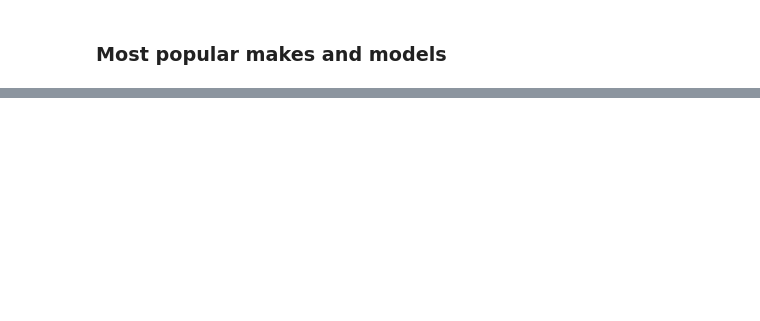
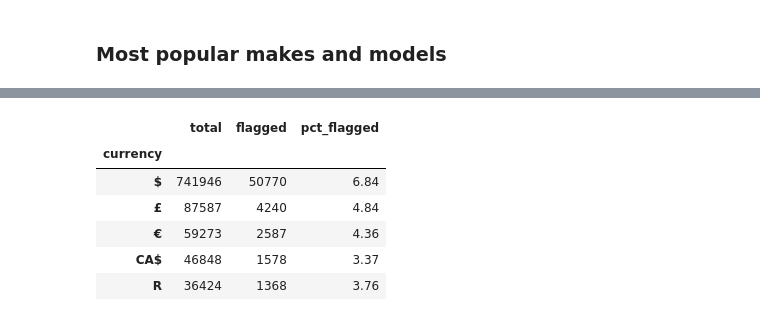
Before and after one commit to SufyaanMahomed/IDVE-Assignment, a Jupyter notebook: ass.ipynb, the cells around one changed output, grey strips where cells are left out. Drawn from its saved outputs; the diff is of its cells as text; code cells hidden in the pictures; blank space fills up the shorter version.

```diff
--- a/ass.ipynb
+++ b/ass.ipynb
@@ -594,0 +653,32 @@ Name: count, dtype: int64
+# %%
+flags = pd.DataFrame(False, index=df_top5.index, columns=[
+    'nonpositive_litres', 'over_250_litres',
+    'efficiency_below_2', 'efficiency_above_50',
+    'zero_cost_per_gallon', 'zero_total_spent',
+    'cost_per_litre_out_of_range', 'total_spent_too_high'
+])
+
+flags['nonpositive_litres']   = df_top5['litres_filled'].notna() & (df_top5['litres_filled'] <= 0)
+flags['over_250_litres']      = df_top5['litres_filled'] > 250
+flags['efficiency_below_2']   = df_top5['litres_per_100km'].notna() & (df_top5['litres_per_100km'] < 2)
+flags['efficiency_above_50']  = df_top5['litres_per_100km'] > 50
+flags['zero_cost_per_gallon'] = df_top5['cost_per_gallon_value'] == 0
+flags['zero_total_spent']     = df_top5['total_spent_value'] == 0
+
+for currency, limits in currency_limits.items():
+    rows = df_top5['total_spent_currency'] == currency
+
+    out_of_price_range = df_top5['cost_per_litre'].notna() & (
+        (df_top5['cost_per_litre'] < limits['min_cost_per_litre']) |
+        (df_top5['cost_per_litre'] > limits['max_cost_per_litre'])
+    )
+    flags.loc[rows & out_of_price_range, 'cost_per_litre_out_of_range'] = True
+
+    too_high = df_top5['total_spent_value'].notna() & (df_top5['total_spent_value'] > limits['max_total_spent'])
+    flags.loc[rows & too_high, 'total_spent_too_high'] = True
+
+is_outlier = flags.any(axis=1)
+
+print("Rule trigger counts:")
+print(flags.sum())
+print(f"\nTotal flagged: {is_outlier.sum():,} of {len(df_top5):,} ({is_outlier.mean()*100:.2f}%)")
@@ -594,0 +698,19 @@ Name: count, dtype: int64
+# %%
+summary = pd.DataFrame({
+    'currency': df_top5['total_spent_currency'],
+    'is_outlier': is_outlier
+}).groupby('currency', observed=True).agg(
+    total=('is_outlier', 'size'),
+    flagged=('is_outlier', 'sum')
+).loc[list(currency_limits.keys())]
+
+summary['pct_flagged'] = (summary['flagged'] / summary['total'] * 100).round(2)
+summary
+# %% [output]
+|  | total | flagged | pct_flagged |
+| currency |  |  |  |
+| $ | 741946 | 50770 | 6.84 |
+| £ | 87587 | 4240 | 4.84 |
+| € | 59273 | 2587 | 4.36 |
+| CA$ | 46848 | 1578 | 3.37 |
+| R | 36424 | 1368 | 3.76 |
```
Also changed, not shown: parts of 26 cells of this notebook.
